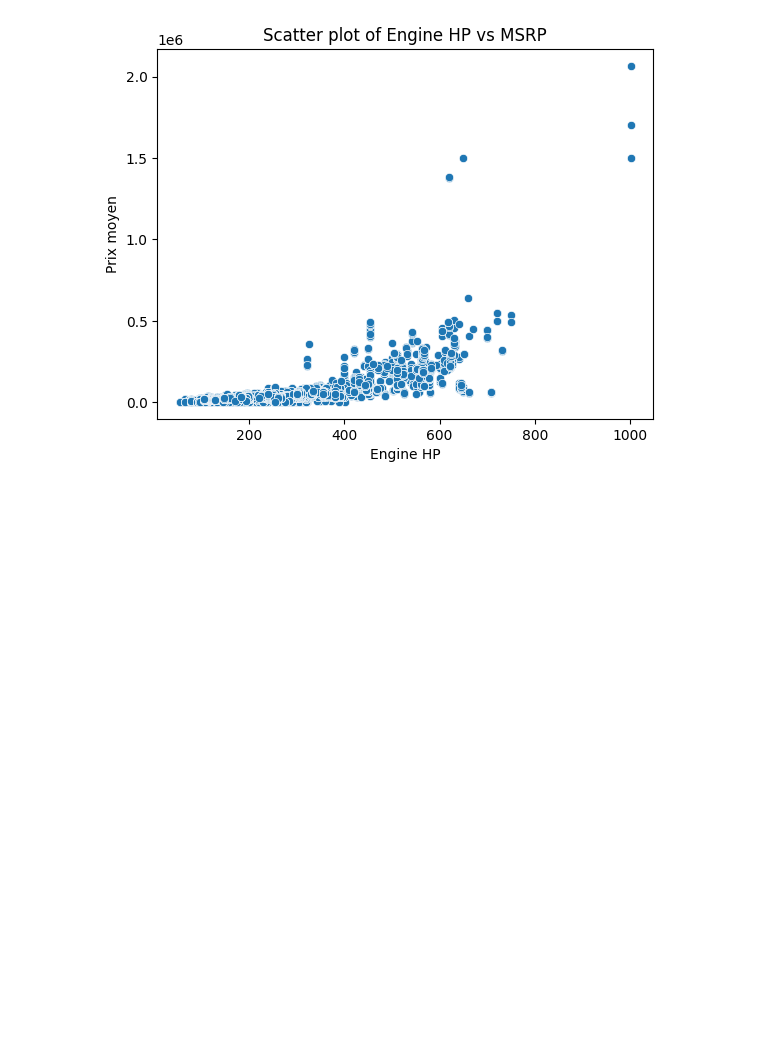
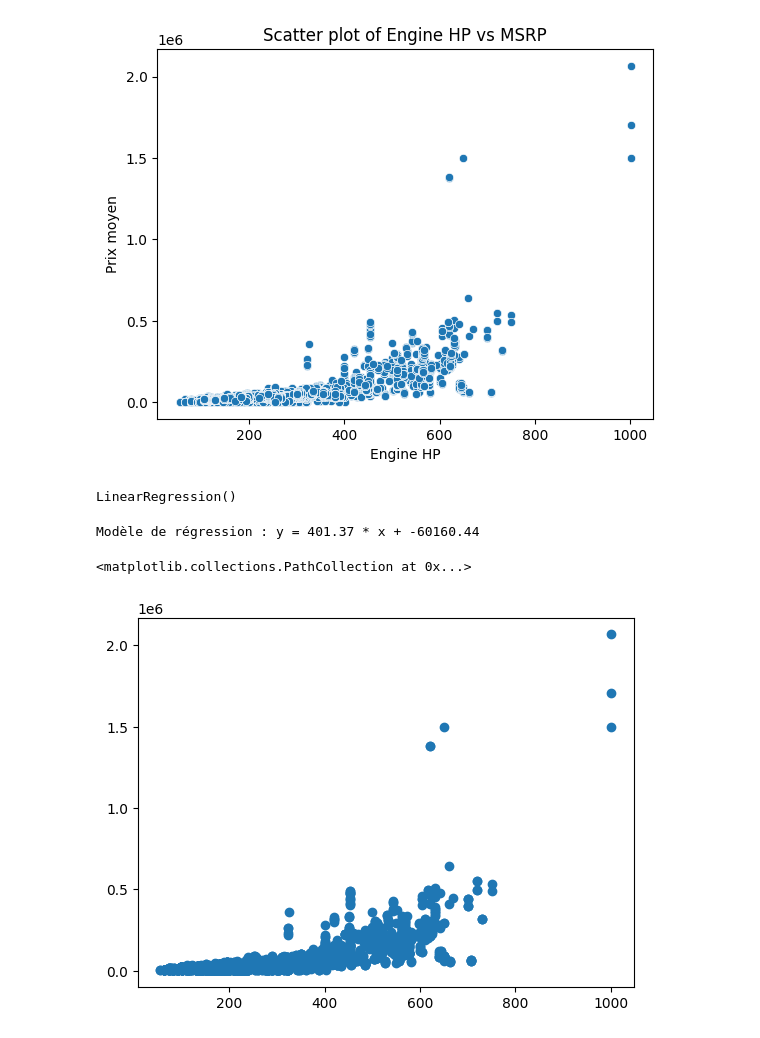
Before and after one commit to yzpt/module_pandas_B2, a Jupyter notebook: 1.0.ipynb, the cells around one changed output. Saved outputs shown, nothing was run; the diff lists cells and outputs as text; code cells hidden in the pictures; blank space fills up the shorter version.

```diff
--- a/1.0.ipynb
+++ b/1.0.ipynb
@@ -214,3 +214,28 @@ plt.ylabel('Prix moyen')
 plt.show()
 # %% [output]
 [figure]
+# %%
+df = df.dropna()
+# %%
+from sklearn.linear_model import LinearRegression
+
+# Créer un modèle de régression linéaire
+model = LinearRegression()
+
+X = df[['Engine HP']]  # double crochets car dataframe nécessaire en entrée
+y = df['MSRP']        # MSRP = prix conseillé
+
+model.fit(X, y)
+# %% [output]
+LinearRegression()
+# %%
+# Afficher les paramètres du modèle
+slope, intercept = model.coef_[0], model.intercept_
+print(f"Modèle de régression : y = {slope:.2f} * x + {intercept:.2f}")
+# %% [output]
+Modèle de régression : y = 401.37 * x + -60160.44
+# %%
+plt.scatter(X, y)
+# %% [output]
+<matplotlib.collections.PathCollection at 0x...>
+[figure, added]
```
Also changed, not shown: parts of 3 cells of this notebook.
